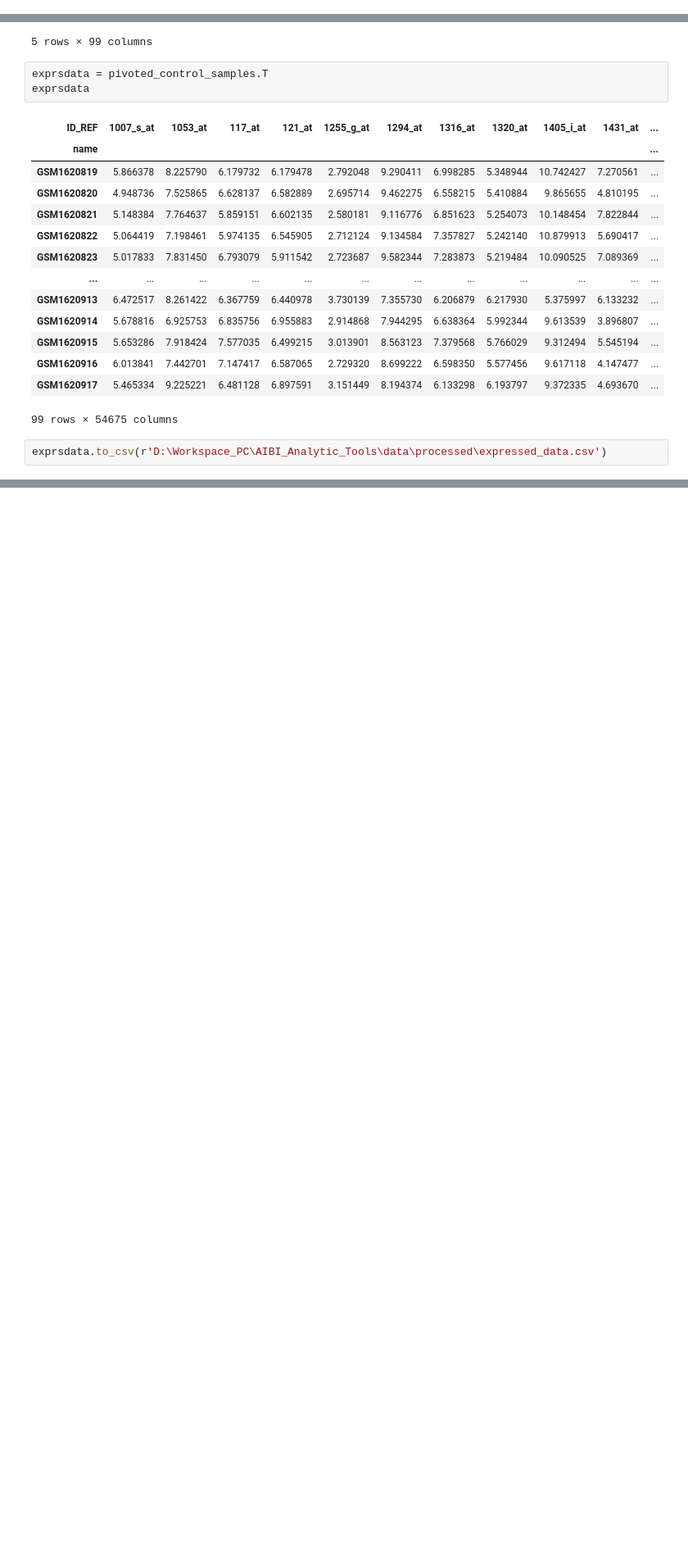
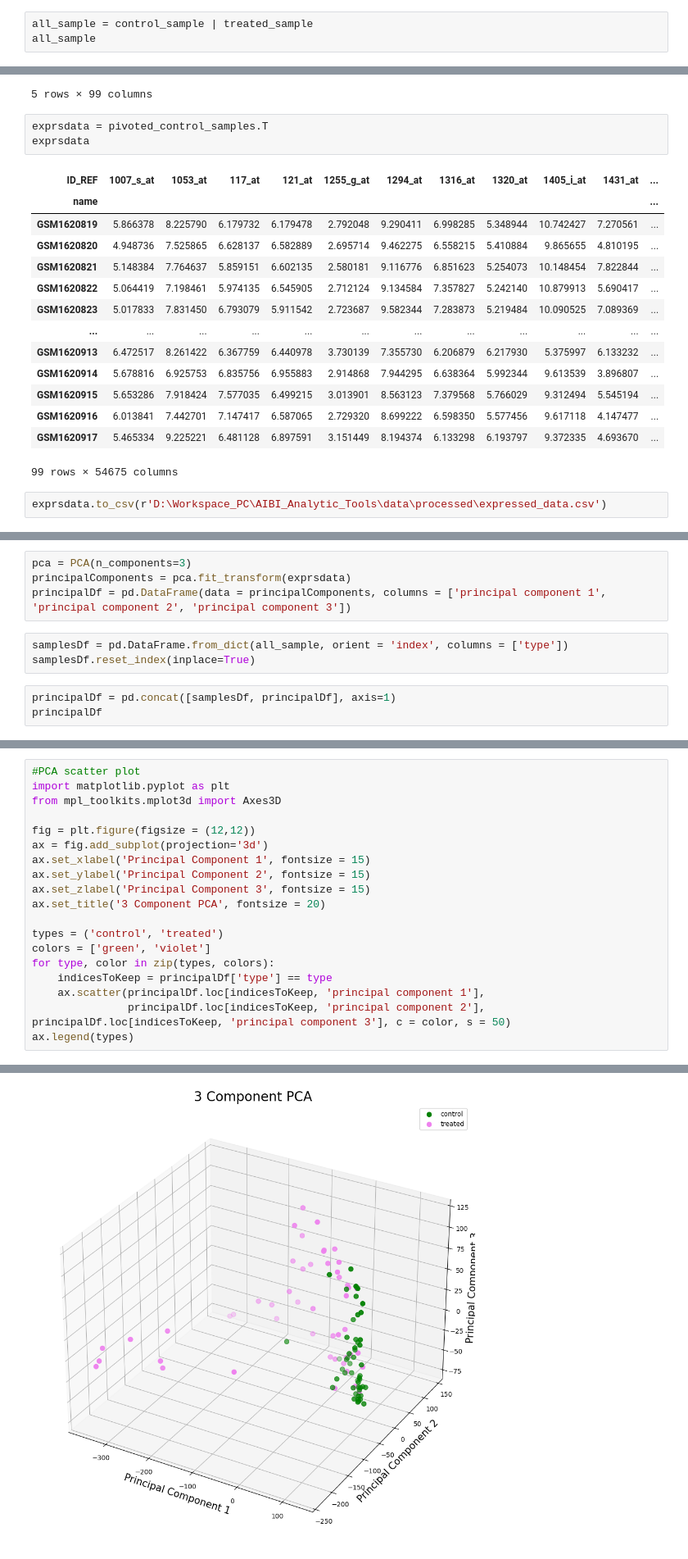
Before and after one commit to surjdev/AIBI_Analytic_tools, a Jupyter notebook: notebooks/implement_github.ipynb, the cells around one changed output, grey strips where cells are left out. Shown at 82% size. Drawn from its saved outputs; the diff is of its cells as text; blank space fills up the shorter version.

```diff
--- a/notebooks/implement_github.ipynb
+++ b/notebooks/implement_github.ipynb
@@ -37,0 +60,3 @@ treated_sample = gse.phenotype_data[~gse.phenotype_data['title'].str.contains('C
+# %%
+all_sample = control_sample | treated_sample
+all_sample
@@ -167,0 +246,10 @@ exprsdata.to_csv(r'D:\Workspace_PC\AIBI_Analytic_Tools\data\processed\expressed_
+# %%
+pca = PCA(n_components=3)
+principalComponents = pca.fit_transform(exprsdata)
+principalDf = pd.DataFrame(data = principalComponents, columns = ['principal component 1', 'principal component 2', 'principal component 3'])
+# %%
+samplesDf = pd.DataFrame.from_dict(all_sample, orient = 'index', columns = ['type'])
+samplesDf.reset_index(inplace=True)
+# %%
+principalDf = pd.concat([samplesDf, principalDf], axis=1)
+principalDf
@@ -167,0 +270,20 @@ exprsdata.to_csv(r'D:\Workspace_PC\AIBI_Analytic_Tools\data\processed\expressed_
+# %%
+#PCA scatter plot
+import matplotlib.pyplot as plt
+from mpl_toolkits.mplot3d import Axes3D
+
+fig = plt.figure(figsize = (12,12))
+ax = fig.add_subplot(projection='3d')
+ax.set_xlabel('Principal Component 1', fontsize = 15)
+ax.set_ylabel('Principal Component 2', fontsize = 15)
+ax.set_zlabel('Principal Component 3', fontsize = 15)
+ax.set_title('3 Component PCA', fontsize = 20)
+
+types = ('control', 'treated')
+colors = ['green', 'violet']
+for type, color in zip(types, colors):
+    indicesToKeep = principalDf['type'] == type
+    ax.scatter(principalDf.loc[indicesToKeep, 'principal component 1'],
+               principalDf.loc[indicesToKeep, 'principal component 2'], principalDf.loc[indicesToKeep, 'principal component 3'], c = color, s = 50)
+ax.legend(types)
+# %% [output]
@@ -167,0 +291 @@ exprsdata.to_csv(r'D:\Workspace_PC\AIBI_Analytic_Tools\data\processed\expressed_
+[figure, added]
```
Also changed, not shown: parts of 20 cells of this notebook, 3 other files.
